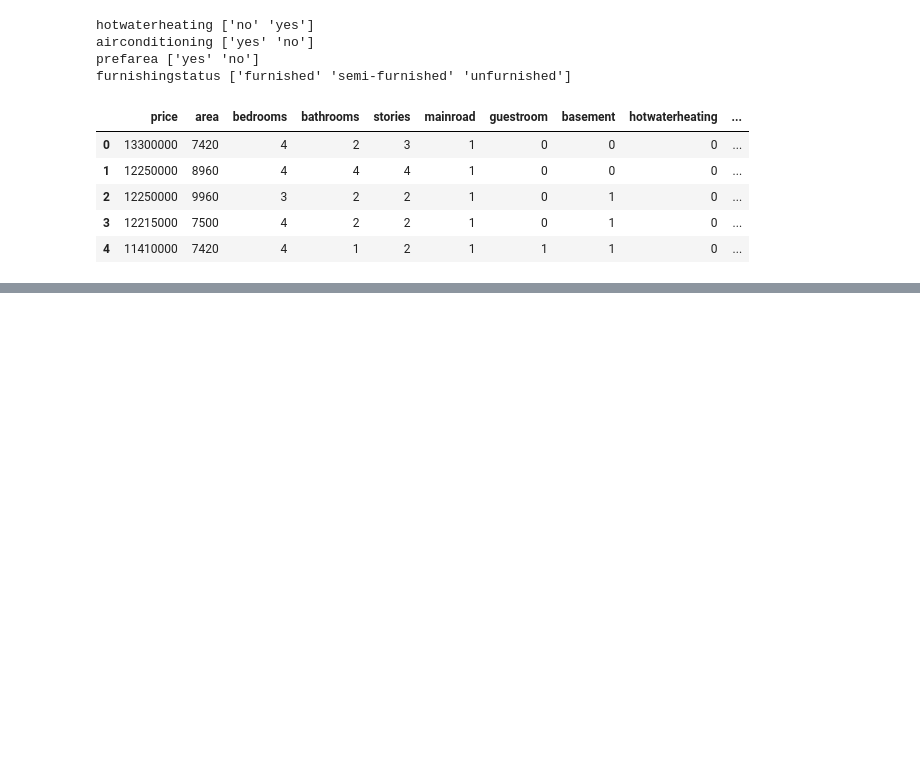
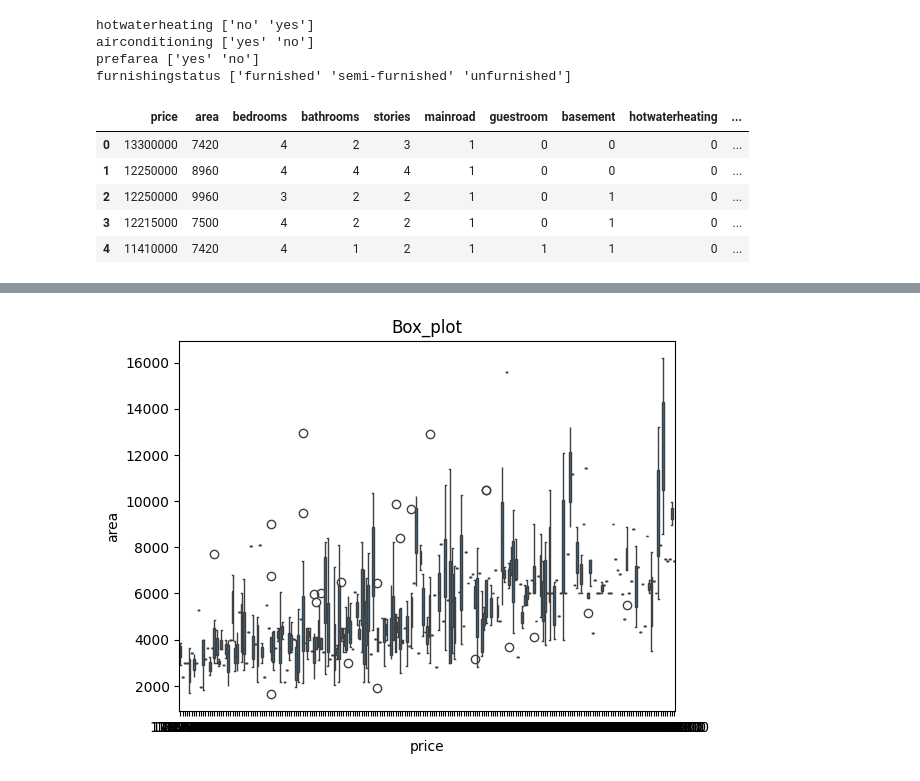
Before and after one commit to infy-dinkar/Machine_learning, a Jupyter notebook: practice/Linear_Regression.ipynb, the cells around one changed output, grey strips where cells are left out. Cells and saved outputs as stored; diff of their text form; code cells hidden in the pictures; blank space fills up the shorter version.

```diff
--- a/practice/Linear_Regression.ipynb
+++ b/practice/Linear_Regression.ipynb
@@ -152,0 +200,6 @@ df.head()
+# %%
+sns.boxplot(x='price',y='area',data=df)
+plt.title("Box_plot")
+plt.show()
+# %% [output]
+[figure, added]
```
Also changed, not shown: parts of 8 cells of this notebook.
